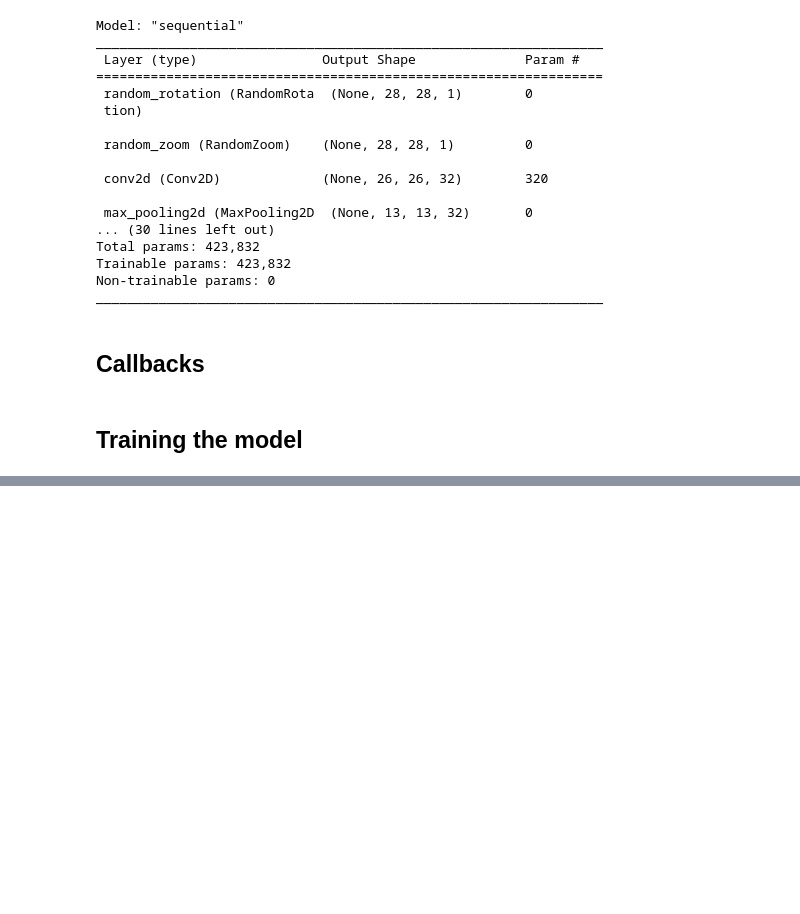
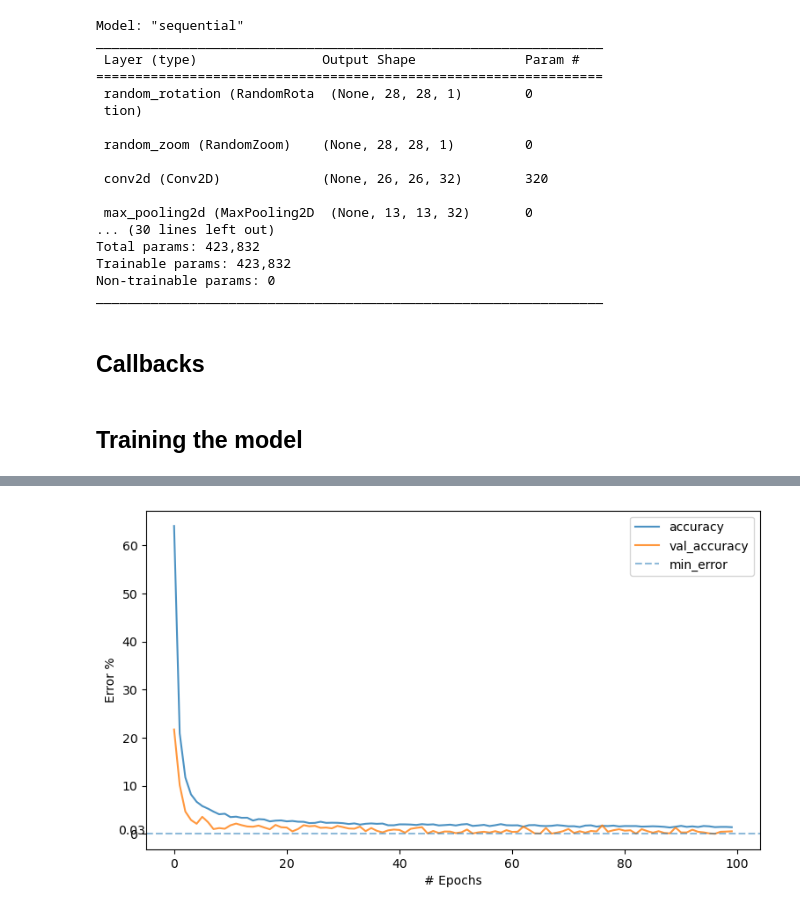
Before and after one commit to Ahmed-Rushdi/kaggle_projects, a Jupyter notebook: sign-mnist-cnn.ipynb, the cells around one changed output, grey strips where cells are left out. Saved outputs shown, nothing was run; the diff lists cells and outputs as text; code cells hidden in the pictures; blank space fills up the shorter version.

Commit message:
Kaggle Notebook | Sign_mnist_CNN | Version 13

```diff
--- a/sign-mnist-cnn.ipynb
+++ b/sign-mnist-cnn.ipynb
@@ -206,10 +208,10 @@ lr_red = keras.callbacks.ReduceLROnPlateau(
 history = model.fit(X_train,y_train,
           batch_size =16,
           epochs = 100,
-          verbose=0,
+          verbose=2,
           validation_data = (X_test, y_test),
           callbacks = [
-              tfa.callbacks.TQDMProgressBar(),
+#               tfa.callbacks.TQDMProgressBar(),
               model_checkpoint,
 #              lr_red
           ]
@@ -247,5 +248,5 @@ model.evaluate(X_test, y_test)
 # %%
-%matplotlib notebook
+# %matplotlib notebook
 
 plt.figure(figsize=(9,5))
 # plt.ylim(0,100)
@@ -254,7 +255,7 @@ plt.ylabel('Error %')
 plt.xlabel('# Epochs')
 plt.plot((1-np.array(history.history['accuracy']))*100, label = 'accuracy', alpha = 0.8)
 plt.plot((1-np.array(history.history['val_accuracy']))*100, label = 'val_accuracy', alpha = 0.8)
-plt.plot((1-np.repeat(np.max(history.history['val_accuracy']),100))*100, '--', alpha = 0.8, label = 'min_error')
+plt.axhline((1-np.max(history.history['val_accuracy']))*100, ls = '--', alpha = 0.5, label = 'min_error')
 plt.text(-10, (1-np.max(history.history['val_accuracy']))*100,
          f"{np.round(1-np.max(history.history['val_accuracy']),4)*100}",
          fontsize=10)
@@ -265,0 +265 @@ plt.show()
+[figure, added]
```
Also changed, not shown: parts of 6 cells of this notebook.
